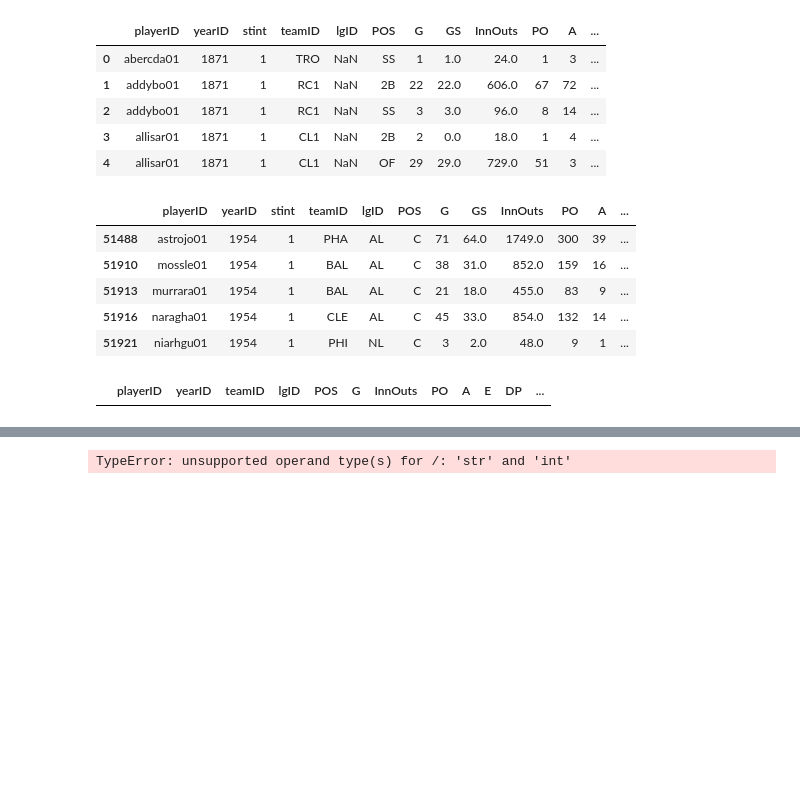
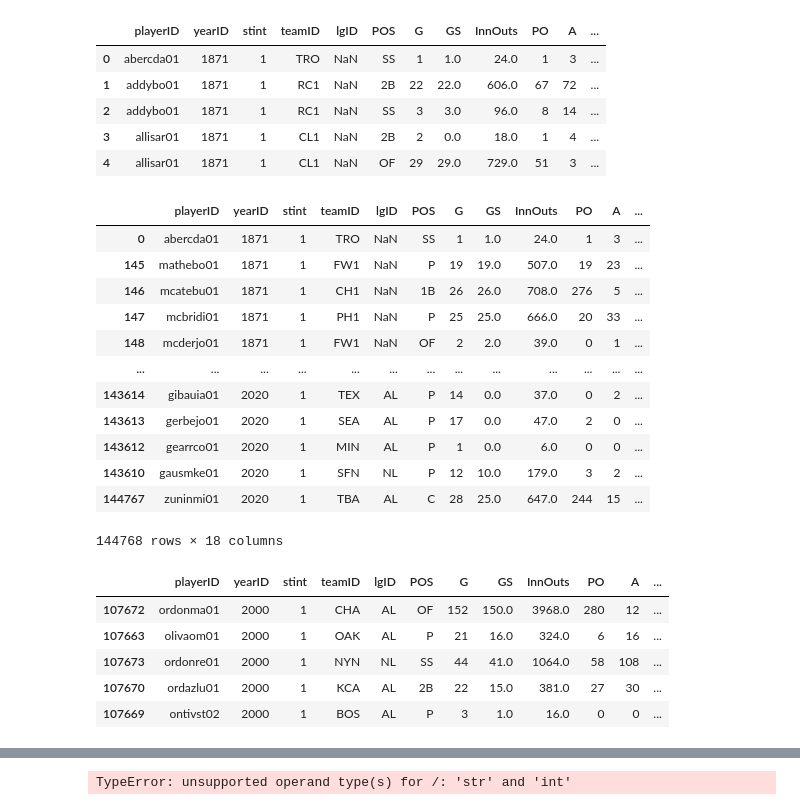
Before and after one commit to data301-2021-winter1/project-group37-project, a Jupyter notebook: notebooks/analysis2.ipynb, the cells around one changed output, grey strips where cells are left out. Saved outputs shown, nothing was run; the diff lists cells and outputs as text; code cells hidden in the pictures; blank space fills up the shorter version.

```diff
--- a/notebooks/analysis2.ipynb
+++ b/notebooks/analysis2.ipynb
@@ -150,14 +150,20 @@ fielding1.head()
 | 4 | allisar01 | 1871 | 1 | CL1 | NaN | OF | 29 | 29.0 | 729.0 | 51 | 3 | ... |
 # %%
 fielding1_clean = (fielding1
-                .dropna(axis=0)
                 .sort_values(by = "yearID", ascending = True)
                )
-fielding1_clean.head()
+fielding1_clean
 # %% [output]
 |  | playerID | yearID | stint | teamID | lgID | POS | G | GS | InnOuts | PO | A | ... |
-| 51488 | astrojo01 | 1954 | 1 | PHA | AL | C | 71 | 64.0 | 1749.0 | 300 | 39 | ... |
-| 51910 | mossle01 | 1954 | 1 | BAL | AL | C | 38 | 31.0 | 852.0 | 159 | 16 | ... |
-| 51913 | murrara01 | 1954 | 1 | BAL | AL | C | 21 | 18.0 | 455.0 | 83 | 9 | ... |
-| 51916 | naragha01 | 1954 | 1 | CLE | AL | C | 45 | 33.0 | 854.0 | 132 | 14 | ... |
-| 51921 | niarhgu01 | 1954 | 1 | PHI | NL | C | 3 | 2.0 | 48.0 | 9 | 1 | ... |
+| 0 | abercda01 | 1871 | 1 | TRO | NaN | SS | 1 | 1.0 | 24.0 | 1 | 3 | ... |
+| 145 | mathebo01 | 1871 | 1 | FW1 | NaN | P | 19 | 19.0 | 507.0 | 19 | 23 | ... |
+| 146 | mcatebu01 | 1871 | 1 | CH1 | NaN | 1B | 26 | 26.0 | 708.0 | 276 | 5 | ... |
+| 147 | mcbridi01 | 1871 | 1 | PH1 | NaN | P | 25 | 25.0 | 666.0 | 20 | 33 | ... |
+| 148 | mcderjo01 | 1871 | 1 | FW1 | NaN | OF | 2 | 2.0 | 39.0 | 0 | 1 | ... |
+| ... | ... | ... | ... | ... | ... | ... | ... | ... | ... | ... | ... | ... |
+| 143614 | gibauia01 | 2020 | 1 | TEX | AL | P | 14 | 0.0 | 37.0 | 0 | 2 | ... |
+| 143613 | gerbejo01 | 2020 | 1 | SEA | AL | P | 17 | 0.0 | 47.0 | 2 | 0 | ... |
+| 143612 | gearrco01 | 2020 | 1 | MIN | AL | P | 1 | 0.0 | 6.0 | 0 | 0 | ... |
+| 143610 | gausmke01 | 2020 | 1 | SFN | NL | P | 12 | 10.0 | 179.0 | 3 | 2 | ... |
+| 144767 | zuninmi01 | 2020 | 1 | TBA | AL | C | 28 | 25.0 | 647.0 | 244 | 15 | ... |
+144768 rows × 18 columns
@@ -168,5 +170,10 @@ fielding2_clean = (fielding1_clean
 # %%
-recentfielding_clean = fielding2_clean[fielding2_clean["yearID"] > 1999]
+recentfielding_clean = fielding1_clean[fielding1_clean["yearID"] > 1999]
 recentfielding_clean.head()
 # %% [output]
-|  | playerID | yearID | teamID | lgID | POS | G | InnOuts | PO | A | E | DP | ... |
+|  | playerID | yearID | stint | teamID | lgID | POS | G | GS | InnOuts | PO | A | ... |
+| 107672 | ordonma01 | 2000 | 1 | CHA | AL | OF | 152 | 150.0 | 3968.0 | 280 | 12 | ... |
+| 107663 | olivaom01 | 2000 | 1 | OAK | AL | P | 21 | 16.0 | 324.0 | 6 | 16 | ... |
+| 107673 | ordonre01 | 2000 | 1 | NYN | NL | SS | 44 | 41.0 | 1064.0 | 58 | 108 | ... |
+| 107670 | ordazlu01 | 2000 | 1 | KCA | AL | 2B | 22 | 15.0 | 381.0 | 27 | 30 | ... |
+| 107669 | ontivst02 | 2000 | 1 | BOS | AL | P | 3 | 1.0 | 16.0 | 0 | 0 | ... |
```
Also changed, not shown: parts of 5 cells of this notebook.
